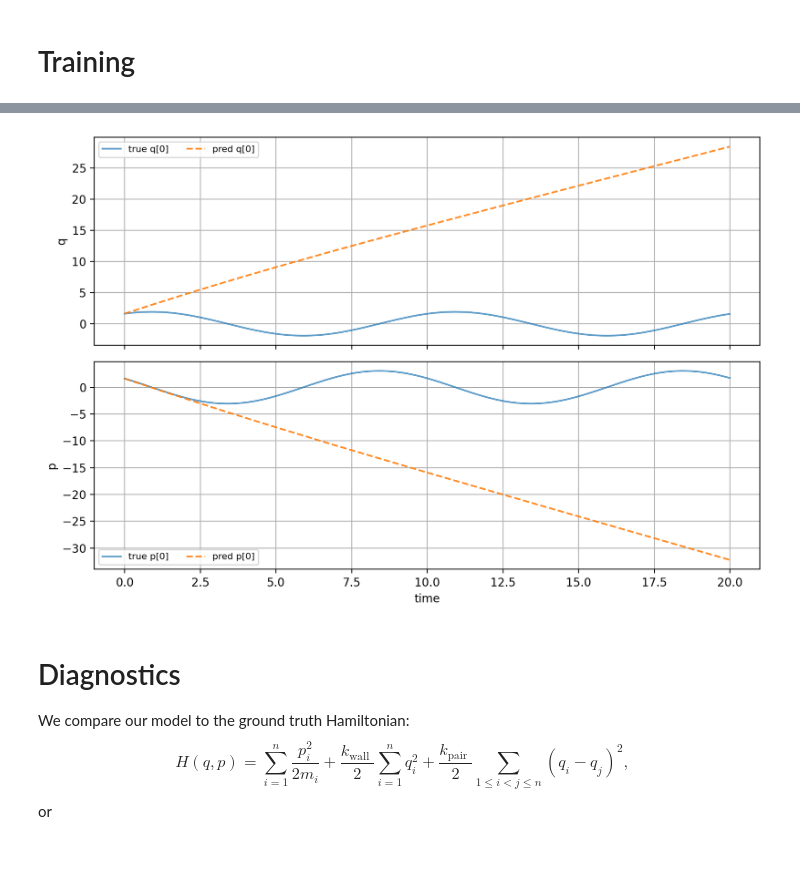
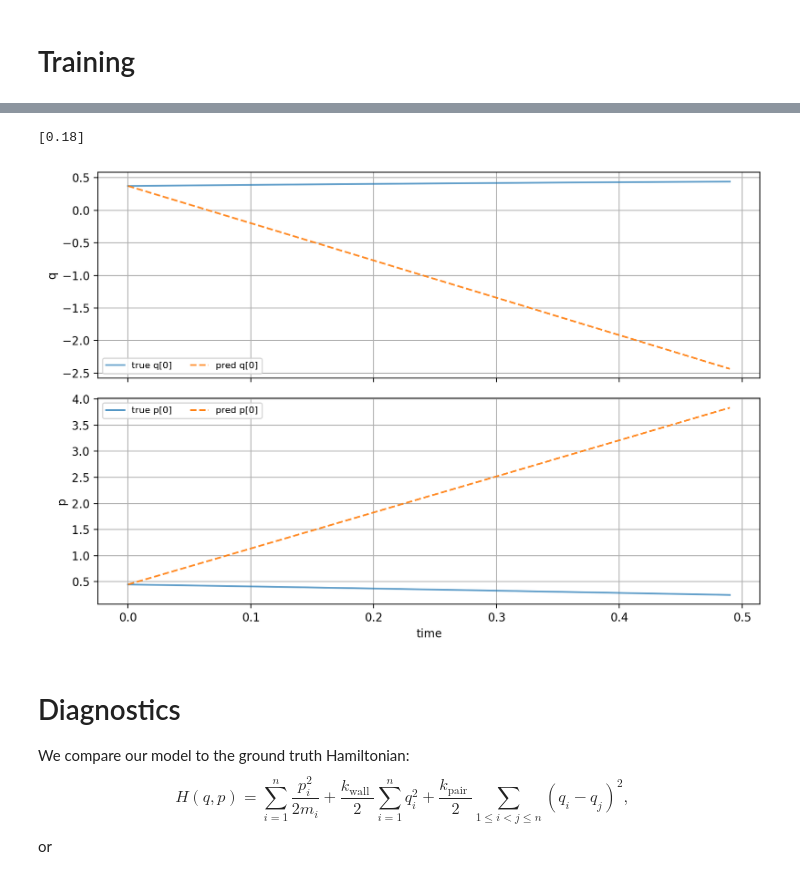
Before and after one commit to shkamiya/ActionAngleNetworks, a Jupyter notebook: notebooks/e2025_1031_hhn_vs_aan.ipynb, the cells around one changed output, grey strips where cells are left out. Cells and saved outputs as stored; diff of their text form; code cells hidden in the pictures.

```diff
--- a/notebooks/e2025_1031_hhn_vs_aan.ipynb
+++ b/notebooks/e2025_1031_hhn_vs_aan.ipynb
@@ -487,7 +470,7 @@ def train_step(params,
                dtst_batch,
                apply_fn,
                tx,
-               loss_weights=(1.0, 1.0, 0.0, 0.0),
+               loss_weights=(1.0, 1.0, 0.0, 0.1),
                action_loss_type='var'):
     x, x_dot, y, delta_t = dtst_batch  # x, x_dot, y: (B, 2n), delta_t: (B,)
 
@@ -566,11 +545,11 @@ dt
 seed = 201
 lr = 1e-3
 batch_size = 256
-epoch = 5
+epoch = 1
 ep_shuffle_chunks = 4
 
 log_every = 50
-loss_weights = (1.0, 1.0, 0.0, 1.0)
+loss_weights = (1.0, 1.0, 0.0, 0.0)
 delta_t = dt  # base time step
 delta_t_max = 0.5  # max jump multiplier during training
 
@@ -609,10 +588,10 @@ for ep in range(epoch):
     epoch_loss = 0.0
 
     for i in range(num_batches):
-        batch_x0 = x0_train[i*batch_size:(i+1)*batch_size]
+        batch_x0     = x0_train[i*batch_size:(i+1)*batch_size]
         batch_x0_dot = x0_dot_train[i*batch_size:(i+1)*batch_size]
-        batch_xt = xt_train[i*batch_size:(i+1)*batch_size]
-        batch_t = t_train[i*batch_size:(i+1)*batch_size]
+        batch_xt     = xt_train[i*batch_size:(i+1)*batch_size]
+        batch_t      = t_train[i*batch_size:(i+1)*batch_size]
 
         nn_params, opt_state, batch_loss = train_step_jit(
             nn_params, opt_state,
@@ -672,0 +652,6 @@ Epoch 5 completed. Average Loss: 0.201538
+# %%
+i = 24
+batch_x0     = x0_train[i*batch_size:(i+1)*batch_size]
+batch_x0_dot = x0_dot_train[i*batch_size:(i+1)*batch_size]
+batch_xt     = xt_train[i*batch_size:(i+1)*batch_size]
+batch_t      = t_train[i*batch_size:(i+1)*batch_size]
@@ -689,13 +723,32 @@ Array([[0.]], dtype=float32)
 
 # --- 真値 vs モデル予測（同一初期値）---
 
-T_total = 2000  # 欲しいステップ数に合わせて調整
-q_true = jnp.asarray(q)
-p_true = jnp.asarray(p)
 
-q0 = q_true[:1]  # shape (1, n)
-p0 = p_true[:1]
-delta_t_infer = jnp.asarray(dt)
+#Ts = tuple(np.random.randint(500, 1500, size=(B,)).tolist())
+
+
+T_total = 50  # 欲しいステップ数に合わせて調整
+
+Ts = tuple(np.arange(0, T_total).tolist())
+
+# q0 = q_true[:1]  # shape (1, n)
+# p0 = p_true[:1]
+# delta_t_infer = jnp.asarray(dt)
+
+train_idx = 10000
+q0 = train_dataset[0][train_idx:train_idx+1, :n]  # shape (1, n)
+p0 = train_dataset[0][train_idx:train_idx+1, n:]
+delta_t_infer = train_dataset[3][train_idx:train_idx+1]
+print(delta_t_infer)
+
+t_vec, q_true, p_true, _ = flow_coupled_1d_harmonic_init_values(
+    params=set_harmonic_params(n=n, m=m, k_wall=k_wall, k_pair=k_pair),
+    num_steps=Ts,
+    dt=dt,
+    q0=q0,
+    p0=p0,
+)
+
 
 def step_fn(carry, _):
     q_curr, p_curr = carry
@@ -716,34 +769,35 @@ else:
         ps_seq = jnp.squeeze(ps_seq, axis=1)
     q_pred = jnp.concatenate([q0, qs_seq], axis=0)
     p_pred = jnp.concatenate([p0, ps_seq], axis=0)
 
 t_arr = np.asarray(t[:T_total])
 q_true_np = np.asarray(q_true)[:T_total]
 p_true_np = np.asarray(p_true)[:T_total]
 q_pred_np = np.asarray(q_pred)
 p_pred_np = np.asarray(p_pred)
 
 fig, axes = plt.subplots(2, 1, figsize=(9, 6), sharex=True)
 
 for i in range(q_pred_np.shape[1]):
     axes[0].plot(t_arr, q_true_np[:, i], label=f'true q[{i}]', alpha=0.7)
     axes[0].plot(t_arr, q_pred_np[:, i], '--', label=f'pred q[{i}]', alpha=0.9)
 axes[0].set_ylabel('q')
 axes[0].grid(True)
 axes[0].legend(ncol=2, fontsize=8)
 
 for i in range(p_pred_np.shape[1]):
     axes[1].plot(t_arr, p_true_np[:, i], label=f'true p[{i}]', alpha=0.7)
     axes[1].plot(t_arr, p_pred_np[:, i], '--', label=f'pred p[{i}]', alpha=0.9)
 axes[1].set_ylabel('p')
 axes[1].set_xlabel('time')
 axes[1].grid(True)
 axes[1].legend(ncol=2, fontsize=8)
 
 plt.tight_layout()
 plt.show()
 # %% [output]
+[0.18]
-[figure, old version]
+[figure, new version]
 # %% [markdown]
 # Diagnostics
 
```
Also changed, not shown: parts of 58 cells of this notebook.
